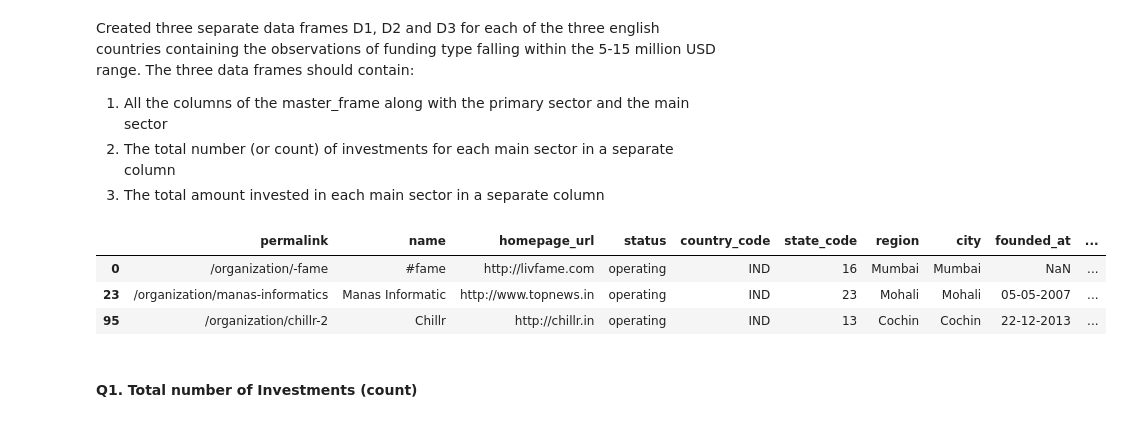
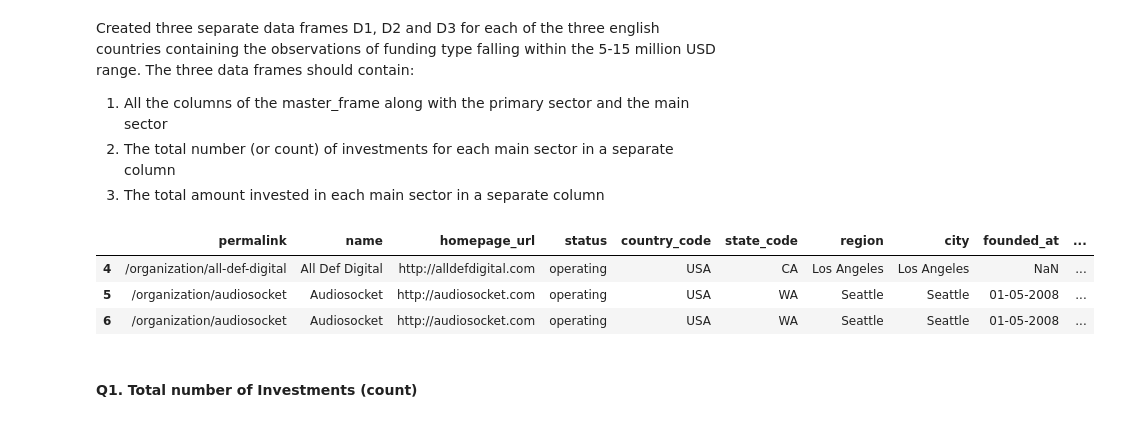
Before and after one commit to ab9bhatia/PythonScripts, a Jupyter notebook: scripts/Spark_Funds_Project.ipynb, the cells around one changed output. Drawn from its saved outputs; the diff is of its cells as text; code cells hidden in the pictures.

```diff
--- a/scripts/Spark_Funds_Project.ipynb
+++ b/scripts/Spark_Funds_Project.ipynb
@@ -310,19 +323,19 @@ The three data frames should contain:
 # %%
 #USA
 D1 = top3_data_sector_wise[top3_data_sector_wise['country_code']==top]
 
 #GBR
 D2 = top3_data_sector_wise[top3_data_sector_wise['country_code']==second]
 
 #IND
 D3 = top3_data_sector_wise[top3_data_sector_wise['country_code']==third]
 
-D3.head(3)
+D1.head(3)
 # %% [output]
 |  | permalink | name | homepage_url | status | country_code | state_code | region | city | founded_at | ... |
-| 0 | /organization/-fame | #fame | http://livfame.com | operating | IND | 16 | Mumbai | Mumbai | NaN | ... |
-| 23 | /organization/manas-informatics | Manas Informatic | http://www.topnews.in | operating | IND | 23 | Mohali | Mohali | 05-05-2007 | ... |
-| 95 | /organization/chillr-2 | Chillr | http://chillr.in | operating | IND | 13 | Cochin | Cochin | 22-12-2013 | ... |
+| 4 | /organization/all-def-digital | All Def Digital | http://alldefdigital.com | operating | USA | CA | Los Angeles | Los Angeles | NaN | ... |
+| 5 | /organization/audiosocket | Audiosocket | http://audiosocket.com | operating | USA | WA | Seattle | Seattle | 01-05-2008 | ... |
+| 6 | /organization/audiosocket | Audiosocket | http://audiosocket.com | operating | USA | WA | Seattle | Seattle | 01-05-2008 | ... |
 # %% [markdown]
 #### Q1. Total number of Investments (count)
 # %%
```
Also changed, not shown: parts of 9 cells of this notebook.
